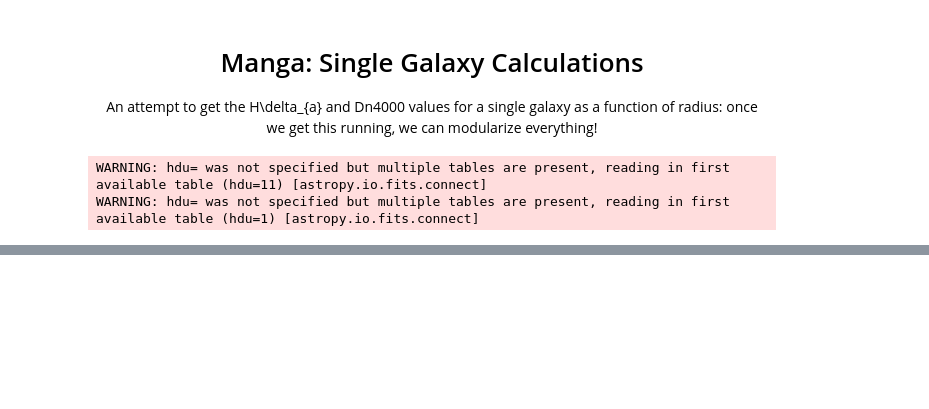
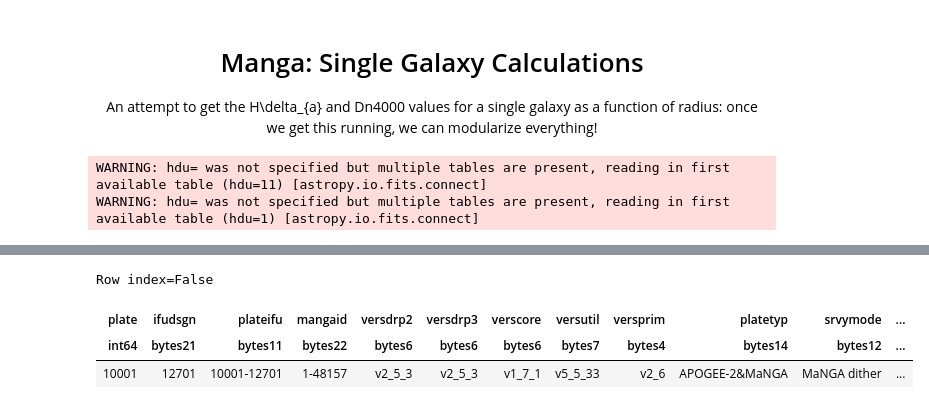
Before and after one commit to nityamd/MaNGA_Masses, a Jupyter notebook: notebooks/2_single_manga_galaxy_hda_dn4000_calculations.ipynb, the cells around one changed output, grey strips where cells are left out. Cells and saved outputs as stored; diff of their text form; code cells hidden in the pictures; blank space fills up the shorter version.

```diff
--- a/notebooks/2_single_manga_galaxy_hda_dn4000_calculations.ipynb
+++ b/notebooks/2_single_manga_galaxy_hda_dn4000_calculations.ipynb
@@ -98,3 +118,10 @@ WARNING: hdu= was not specified but multiple tables are present, reading in firs
+# %%
+drpall2['plateifu'=='9890-12702']
+# %% [output]
+Row index=False
+| plate | ifudsgn | plateifu | mangaid | versdrp2 | versdrp3 | verscore | versutil | versprim | platetyp | srvymode | ... |
+| int64 | bytes21 | bytes11 | bytes22 | bytes6 | bytes6 | bytes6 | bytes7 | bytes4 | bytes14 | bytes12 | ... |
+| 10001 | 12701 | 10001-12701 | 1-48157 | v2_5_3 | v2_5_3 | v1_7_1 | v5_5_33 | v2_6 | APOGEE-2&MaNGA | MaNGA dither | ... |
 # %%
 drp_logcube2.info()
 # %% [output]
```
Also changed, not shown: parts of 16 cells of this notebook, 2 other files.
